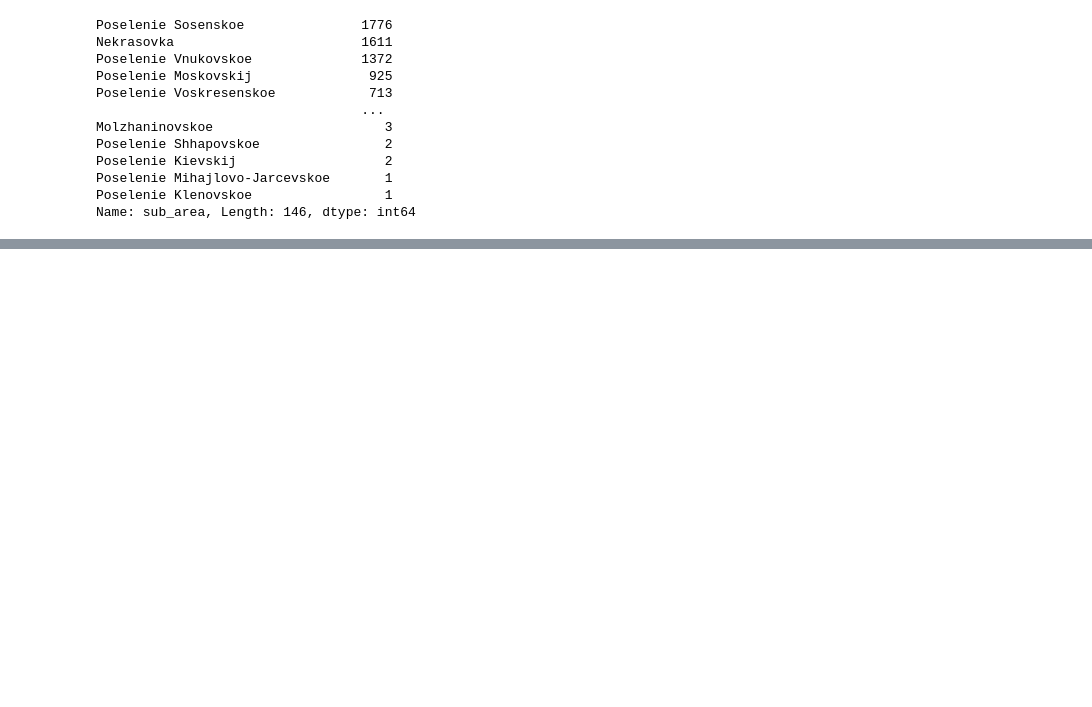
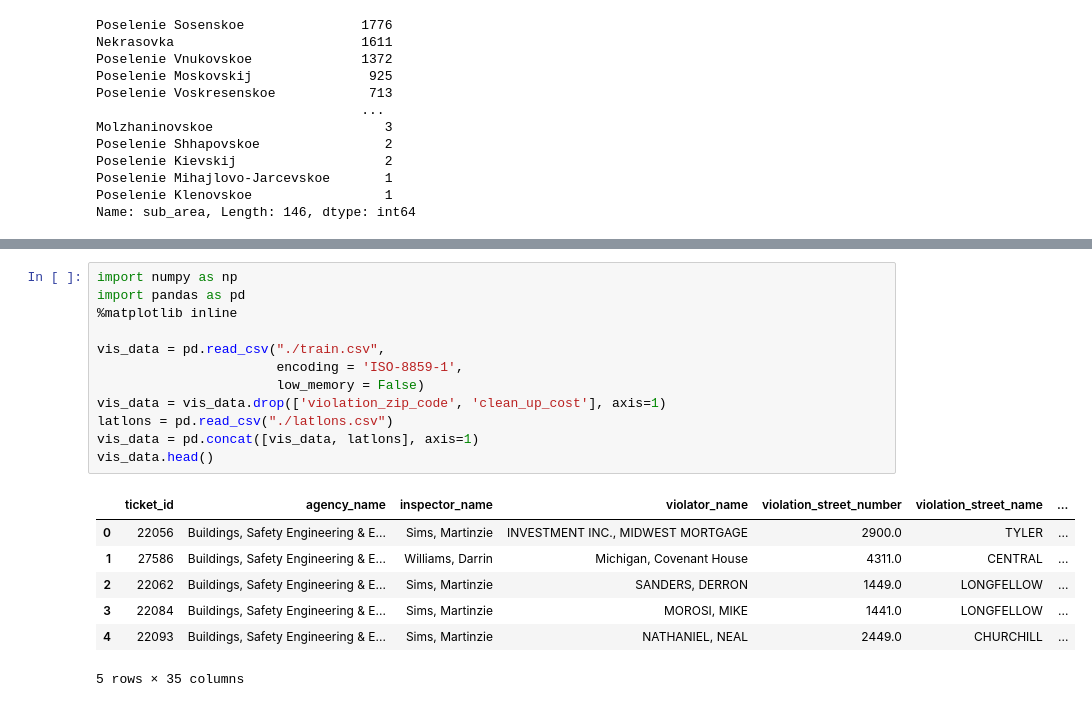
Before and after one commit to stuit/I-am-data-scientist, a Jupyter notebook: DATA_ANALYST/ML-2/2-Notebook.ipynb, the cells around one changed output, grey strips where cells are left out. Cells and saved outputs as stored; diff of their text form; blank space fills up the shorter version.

```diff
--- a/DATA_ANALYST/ML-2/2-Notebook.ipynb
+++ b/DATA_ANALYST/ML-2/2-Notebook.ipynb
@@ -258,0 +254,20 @@ sns.boxplot(x='sub_area', y='price_doc', data=filtered)
+# %%
+import numpy as np
+import pandas as pd
+%matplotlib inline
+
+vis_data = pd.read_csv("./train.csv",
+                       encoding = 'ISO-8859-1',
+                       low_memory = False)
+vis_data = vis_data.drop(['violation_zip_code', 'clean_up_cost'], axis=1)
+latlons = pd.read_csv("./latlons.csv")
+vis_data = pd.concat([vis_data, latlons], axis=1)
+vis_data.head()
+# %% [output]
+|  | ticket_id | agency_name | inspector_name | violator_name | violation_street_number | violation_street_name | ... |
+| 0 | 22056 | Buildings, Safety Engineering & E... | Sims, Martinzie | INVESTMENT INC., MIDWEST MORTGAGE | 2900.0 | TYLER | ... |
+| 1 | 27586 | Buildings, Safety Engineering & E... | Williams, Darrin | Michigan, Covenant House | 4311.0 | CENTRAL | ... |
+| 2 | 22062 | Buildings, Safety Engineering & E... | Sims, Martinzie | SANDERS, DERRON | 1449.0 | LONGFELLOW | ... |
+| 3 | 22084 | Buildings, Safety Engineering & E... | Sims, Martinzie | MOROSI, MIKE | 1441.0 | LONGFELLOW | ... |
+| 4 | 22093 | Buildings, Safety Engineering & E... | Sims, Martinzie | NATHANIEL, NEAL | 2449.0 | CHURCHILL | ... |
+5 rows × 35 columns
```
Also changed, not shown: parts of 19 cells of this notebook, 17 other files.
